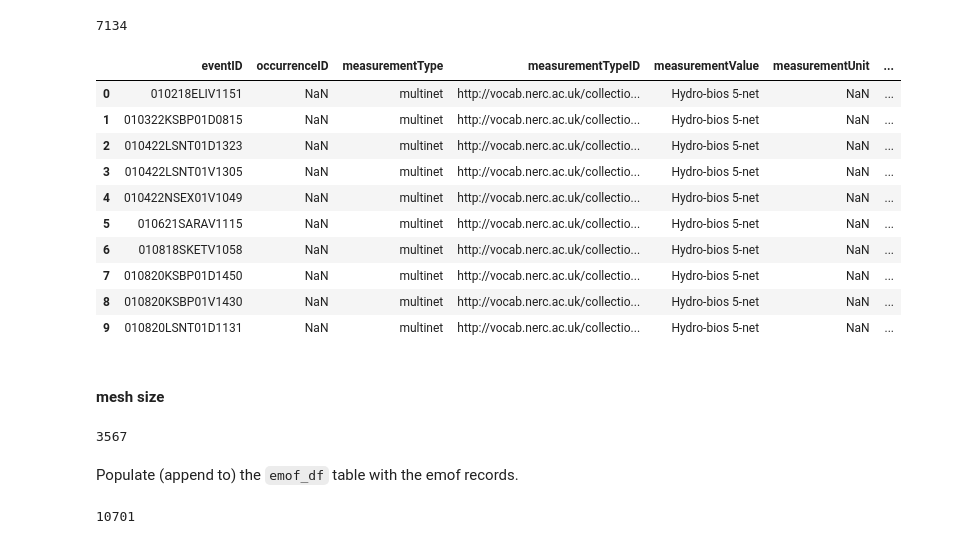
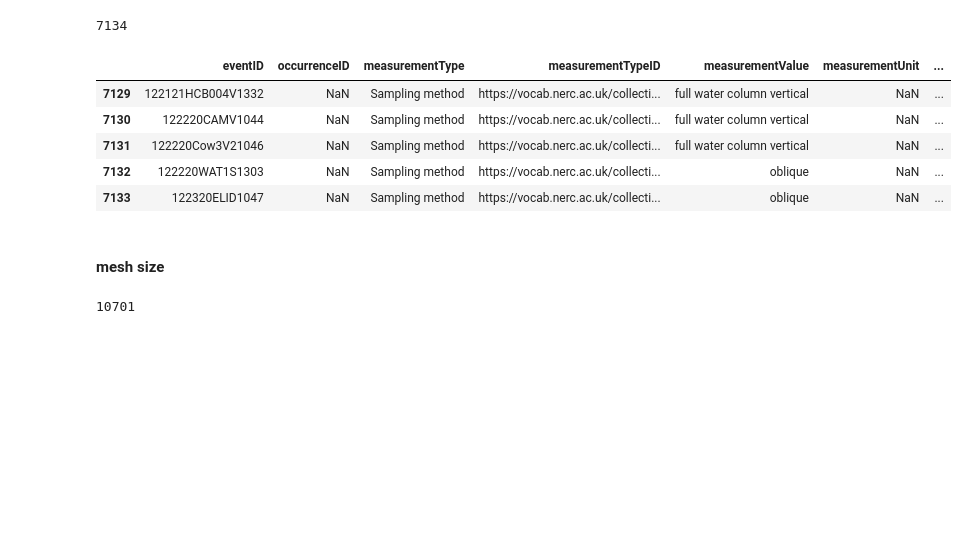
Before and after one commit to nanoos-pnw/obis-pszmp, a Jupyter notebook: PSZMP-dwceMoF.ipynb, the cells around one changed output. Cells and saved outputs as stored; diff of their text form; code cells hidden in the pictures; blank space fills up the shorter version.

```diff
--- a/PSZMP-dwceMoF.ipynb
+++ b/PSZMP-dwceMoF.ipynb
@@ -201,3 +221,5 @@ emof_df = pd.concat(
+# %%
+emof_df = concat_to_emof_df(net_emof_df, emof_df)
 # %%
 len(emof_df)
 # %% [output]
@@ -233,28 +238,24 @@ Populate (append to) the `emof_df` table with the emof records.
-# %%
-emof_df = pd.concat(
-    [
-        emof_df,
-        fwcds_emof_df[['eventID', 'measurementType', 'measurementTypeID', 'measurementValue']],
-    ],
-    ignore_index=True
-)
+# %%
+towtype_emof_df = populate_emof_columns(
+    emofsource_samples_df,
+    meas_type="Sampling method",
+    meas_type_id="Q01/current/Q0100003/",
+    meas_value_df=emofsource_samples_df['Tow Type'].apply(lambda tt: net_tow[tt])
+)
+# %%
+emof_df = concat_to_emof_df(towtype_emof_df, emof_df)
 # %%
 len(emof_df)
 # %% [output]
 7134
 # %%
-emof_df.head(10)
+emof_df.tail()
 # %% [output]
 |  | eventID | occurrenceID | measurementType | measurementTypeID | measurementValue | measurementUnit | ... |
-| 0 | 010218ELIV1151 | NaN | multinet | http://vocab.nerc.ac.uk/collectio... | Hydro-bios 5-net | NaN | ... |
-| 1 | 010322KSBP01D0815 | NaN | multinet | http://vocab.nerc.ac.uk/collectio... | Hydro-bios 5-net | NaN | ... |
-| 2 | 010422LSNT01D1323 | NaN | multinet | http://vocab.nerc.ac.uk/collectio... | Hydro-bios 5-net | NaN | ... |
-| 3 | 010422LSNT01V1305 | NaN | multinet | http://vocab.nerc.ac.uk/collectio... | Hydro-bios 5-net | NaN | ... |
-| 4 | 010422NSEX01V1049 | NaN | multinet | http://vocab.nerc.ac.uk/collectio... | Hydro-bios 5-net | NaN | ... |
-| 5 | 010621SARAV1115 | NaN | multinet | http://vocab.nerc.ac.uk/collectio... | Hydro-bios 5-net | NaN | ... |
-| 6 | 010818SKETV1058 | NaN | multinet | http://vocab.nerc.ac.uk/collectio... | Hydro-bios 5-net | NaN | ... |
-| 7 | 010820KSBP01D1450 | NaN | multinet | http://vocab.nerc.ac.uk/collectio... | Hydro-bios 5-net | NaN | ... |
-| 8 | 010820KSBP01V1430 | NaN | multinet | http://vocab.nerc.ac.uk/collectio... | Hydro-bios 5-net | NaN | ... |
-| 9 | 010820LSNT01D1131 | NaN | multinet | http://vocab.nerc.ac.uk/collectio... | Hydro-bios 5-net | NaN | ... |
+| 7129 | 122121HCB004V1332 | NaN | Sampling method | https://vocab.nerc.ac.uk/collecti... | full water column vertical | NaN | ... |
+| 7130 | 122220CAMV1044 | NaN | Sampling method | https://vocab.nerc.ac.uk/collecti... | full water column vertical | NaN | ... |
+| 7131 | 122220Cow3V21046 | NaN | Sampling method | https://vocab.nerc.ac.uk/collecti... | full water column vertical | NaN | ... |
+| 7132 | 122220WAT1S1303 | NaN | Sampling method | https://vocab.nerc.ac.uk/collecti... | oblique | NaN | ... |
+| 7133 | 122320ELID1047 | NaN | Sampling method | https://vocab.nerc.ac.uk/collecti... | oblique | NaN | ... |
 # %% [markdown]
 #### mesh size
@@ -270,6 +261,0 @@ mesh_emof_df.rename(columns={'mesh_size':'measurementValue'}, inplace=True)
-# %%
-len(mesh_emof_df)
-# %% [output]
-3567
-# %% [markdown]
-Populate (append to) the `emof_df` table with the emof records.
```
Also changed, not shown: parts of 62 cells of this notebook.
